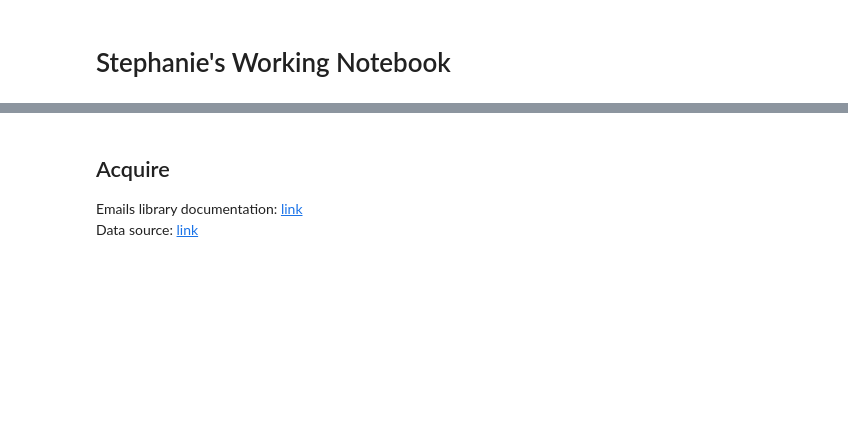
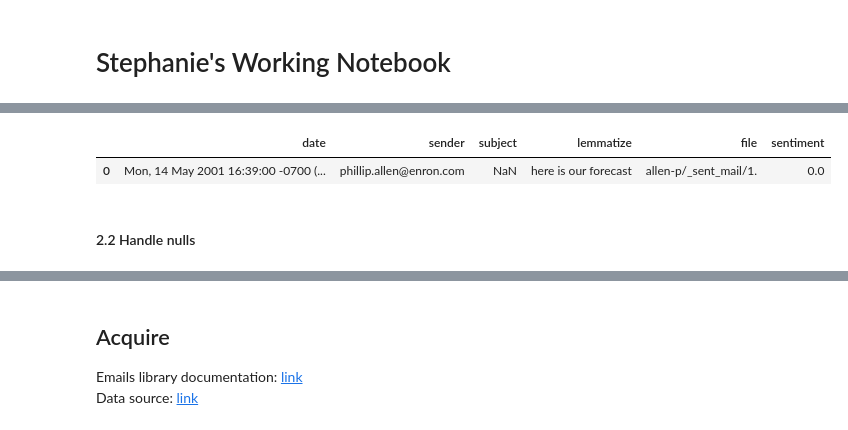
Before and after one commit to Enron-Discussion-NLP/Capstone, a Jupyter notebook: 00_Stephanie/stephanie_working-notebook.ipynb, the cells around one changed output, grey strips where cells are left out. Cells and saved outputs as stored; diff of their text form; code cells hidden in the pictures; blank space fills up the shorter version.

```diff
--- a/00_Stephanie/stephanie_working-notebook.ipynb
+++ b/00_Stephanie/stephanie_working-notebook.ipynb
@@ -2,0 +88,9 @@
+# %%
+df = df[['date', 'sender', 'subject', 'lemmatize', 'file', 'sentiment']]
+
+df.head(1)
+# %% [output]
+|  | date | sender | subject | lemmatize | file | sentiment |
+| 0 | Mon, 14 May 2001 16:39:00 -0700 (... | phillip.allen@enron.com | NaN | here is our forecast | allen-p/_sent_mail/1. | 0.0 |
+# %% [markdown]
+#### 2.2 Handle nulls
```
Also changed, not shown: parts of 27 cells of this notebook, 5 other files.
